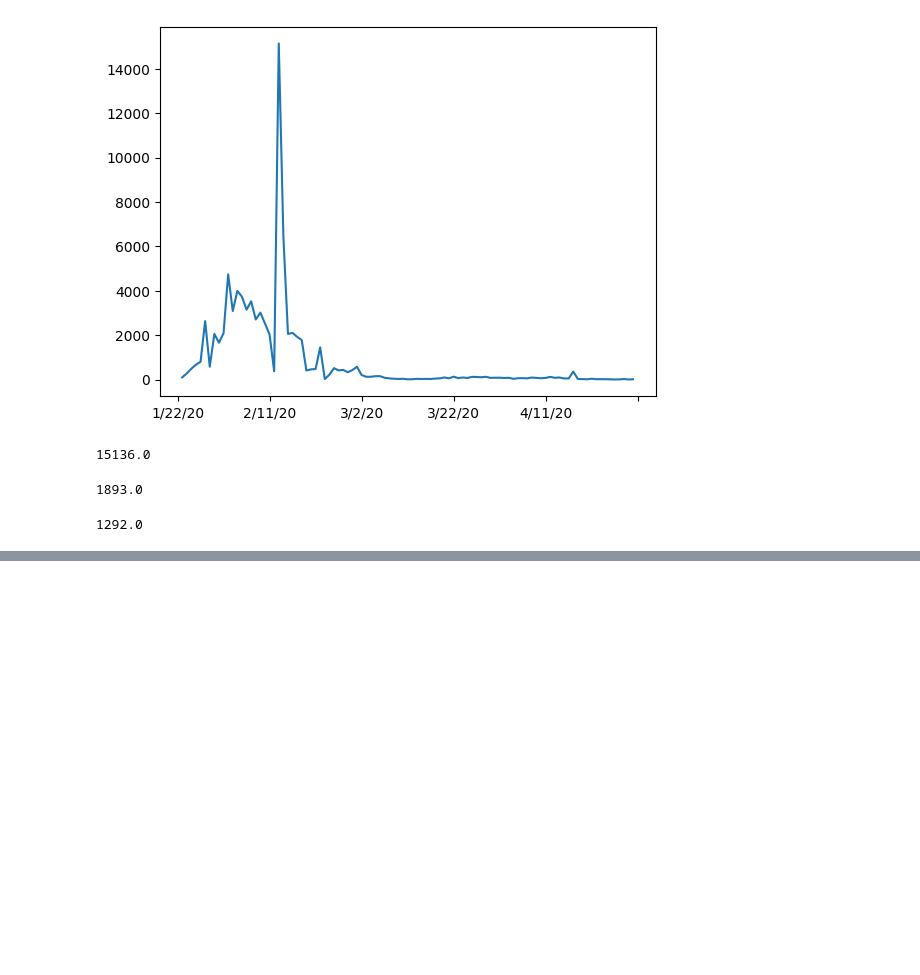
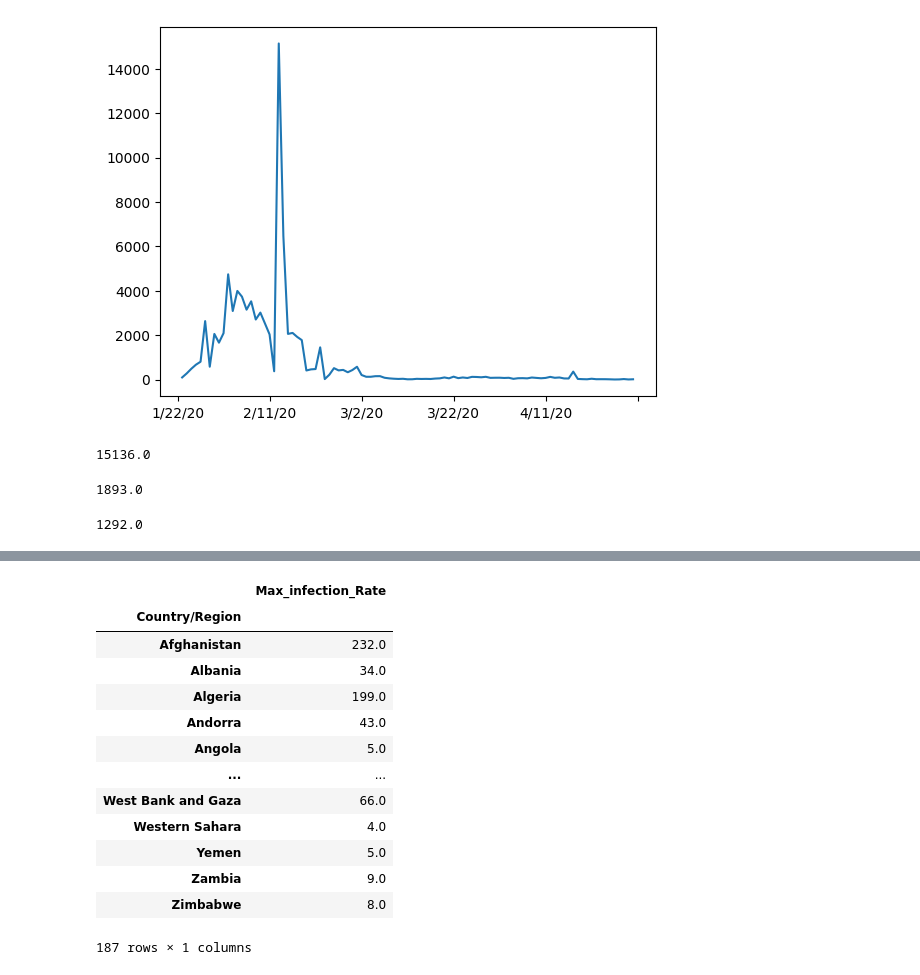
Before and after one commit to ZainDataS/CovidAndHappiness, a Jupyter notebook: Covid19_EDA.ipynb, the cells around one changed output, grey strips where cells are left out. Cells and saved outputs as stored; diff of their text form; code cells hidden in the pictures; blank space fills up the shorter version.

```diff
--- a/Covid19_EDA.ipynb
+++ b/Covid19_EDA.ipynb
@@ -90,0 +111,17 @@ covid_aggregate.loc["Pakistan"].diff().max()
+# %%
+covid_data
+# %% [output]
+|  | Max_infection_Rate |
+| Country/Region |  |
+| Afghanistan | 232.0 |
+| Albania | 34.0 |
+| Algeria | 199.0 |
+| Andorra | 43.0 |
+| Angola | 5.0 |
+| ... | ... |
+| West Bank and Gaza | 66.0 |
+| Western Sahara | 4.0 |
+| Yemen | 5.0 |
+| Zambia | 9.0 |
+| Zimbabwe | 8.0 |
+187 rows × 1 columns
```
Also changed, not shown: parts of 7 cells of this notebook.
